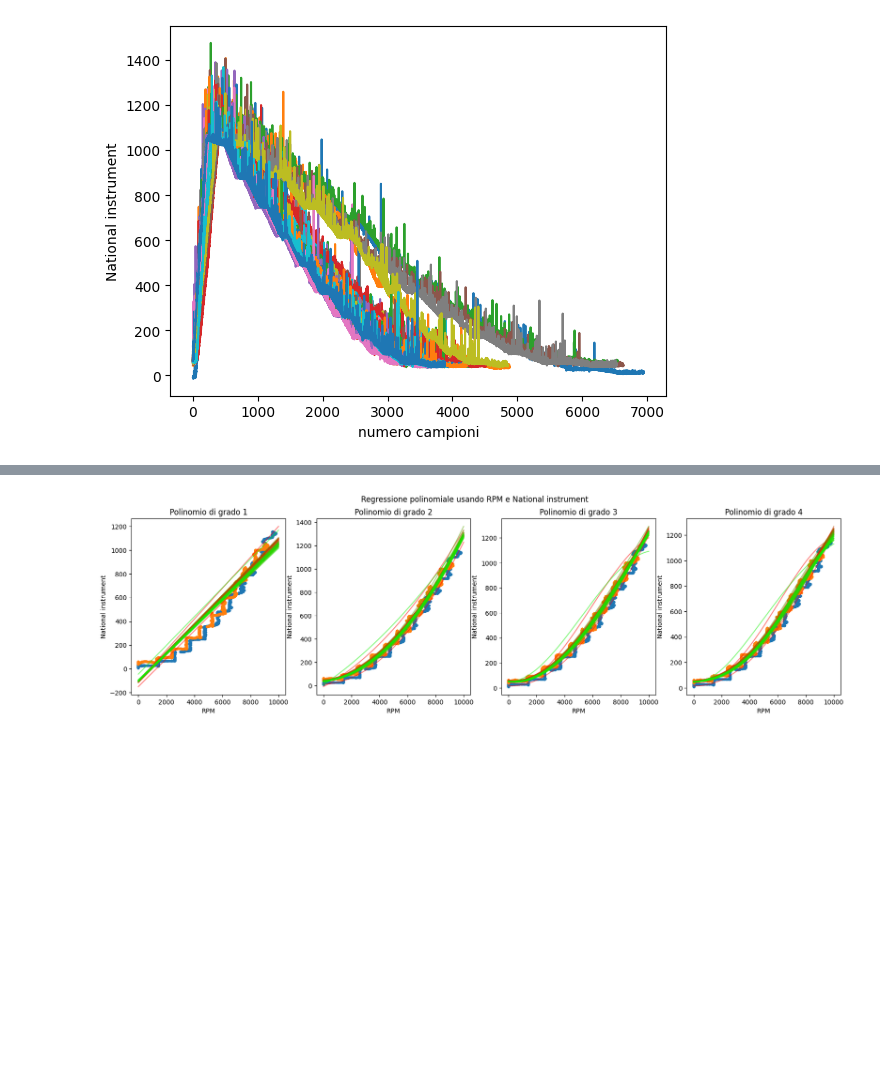
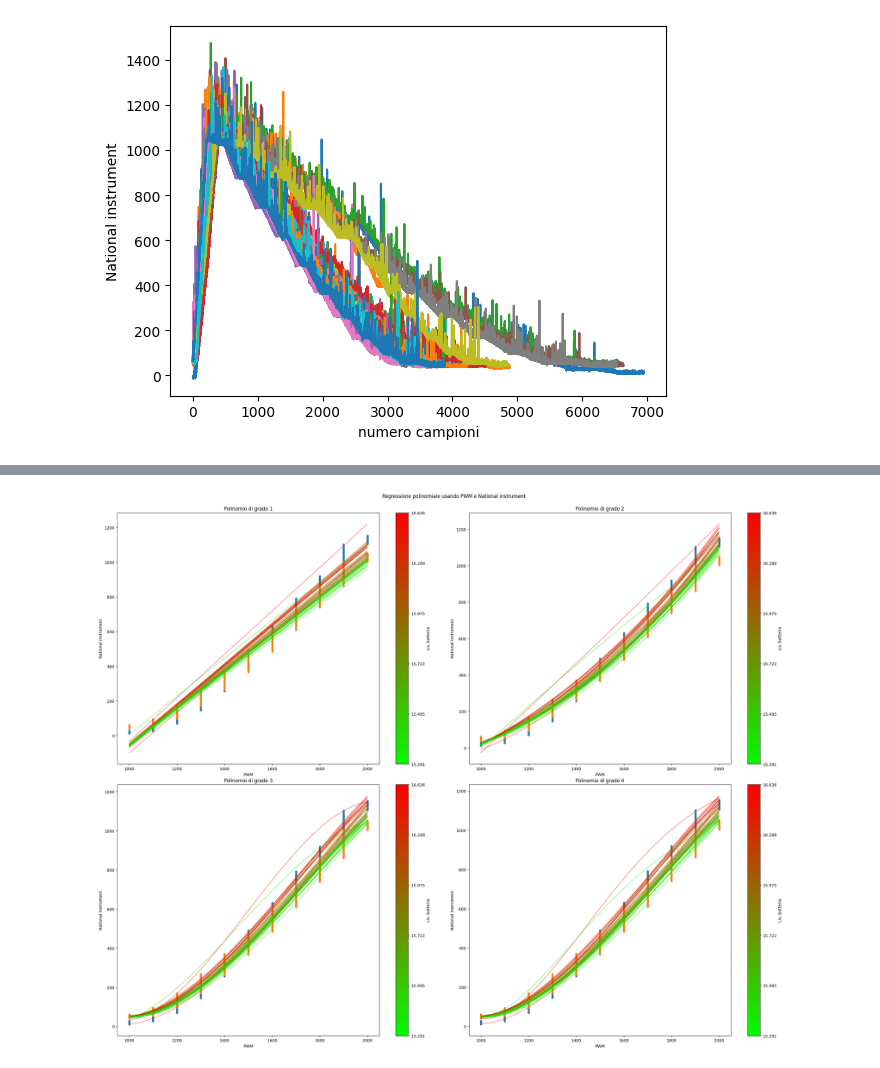
Before and after one commit to Simone-Scalella/Manutenzione_preventiva, a Jupyter notebook: analisi_full_dis.ipynb, the cells around one changed output, grey strips where cells are left out. Saved outputs shown, nothing was run; the diff lists cells and outputs as text; code cells hidden in the pictures; blank space fills up the shorter version.

```diff
--- a/analisi_full_dis.ipynb
+++ b/analisi_full_dis.ipynb
@@ -185,21 +250,10 @@ allRPM[p]['pwm'].plot()
 # %%
 # Andiamo a definire un datagrid per ogni dataframe con NUOVE SPECIFICHE
 
-all_data_grid = []
 all_data_grid_pwm = []
-for ni,rpm,pwm in zip(allNI,allRPM,allPWM):
+for ni,pwm in zip(allNI,allPWM):
 
     data_matrix = np.flip(np.array(ni[ni.columns.values[1]]))
-    grid_points = np.flip(np.array(rpm[rpm.columns.values[1]]))
-
-    all_data_grid.append(skfda.FDataGrid(
-    data_matrix=data_matrix,
-    grid_points=grid_points,
-    dataset_name='Voltage - RPM',
-    argument_names=(rpm.columns.values[1],),
-    coordinate_names=(ni.columns.values[1],),
-    interpolation=SplineInterpolation(interpolation_order=1)
-    ))
 
     all_data_grid_pwm.append(skfda.FDataGrid(
     data_matrix=data_matrix,
@@ -225,11 +266,8 @@ print()
 # %%
 #Fitting for National Instrument
 pol_maxGrade = 4
-fit_result = []
 fit_result_pwm = []
 for i in range(pol_maxGrade):
-    fit_result.append([])
     fit_result_pwm.append([])
-    for j in range(len(all_data_grid)):
-        fit_result[-1].append(polyfit(all_data_grid[j].grid_points[0],all_data_grid[j].data_matrix[0],deg=i+1))
+    for j in range(len(all_data_grid_pwm)):
         fit_result_pwm[-1].append(polyfit(all_data_grid_pwm[j].grid_points[0],all_data_grid_pwm[j].data_matrix[0],deg=i+1))
@@ -244,21 +274,29 @@ def makeColor(start:tuple = (1,0,0),end:tuple = (0,0,1),step:int = 46):
 # %%
-fig, axs = plt.subplots(nrows = 1, ncols = pol_maxGrade)
-fig.set_size_inches(h=5,w=20)
-min_rpm,max_rpm = 0,10000
-colors = makeColor((1,0,0),(0,1,0),len(fit_result[0]))
-linex = np.arange(min_rpm,max_rpm,1,dtype='longdouble')
-fig.suptitle('Regressione polinomiale usando RPM e National instrument')
+fig, ((ax1, ax2), (ax3, ax4)) = plt.subplots(2,2)
+fig.set_size_inches(h=20,w=25)
+pwm_min,pwm_max = 1000,2000
+colors = makeColor((1,0,0),(0,1,0),len(fit_result_pwm[0]))
+inv_colors = makeColor((1,0,0),(0,1,0),len(fit_result_pwm[0]))
+inv_colors.reverse()
+linex = np.arange(pwm_min,pwm_max,1,dtype='longdouble')
+fig.suptitle('Regressione polinomiale usando PWM e National instrument')
+fig.tight_layout(pad=3)
 
-for grade_fit,grade in zip(fit_result,range(pol_maxGrade)):
-        axs[grade].plot(all_data_grid[0].grid_points[0],all_data_grid[0].data_matrix[0],'.')
-        axs[grade].plot(all_data_grid[len(all_data_grid)-1].grid_points[0],all_data_grid[len(all_data_grid)-1].data_matrix[0],'.')
-        axs[grade].set_xlabel('RPM')
-        axs[grade].set_ylabel('National instrument')
-        axs[grade].set_title('Polinomio di grado '+str(grade+1))
+for grade_fit,grade,axs in zip(fit_result_pwm,range(pol_maxGrade),[ax1, ax2, ax3, ax4]):
+        axs.plot(all_data_grid_pwm[0].grid_points[0],all_data_grid_pwm[0].data_matrix[0],'.')
+        axs.plot(all_data_grid_pwm[len(all_data_grid_pwm)-1].grid_points[0],all_data_grid_pwm[len(all_data_grid_pwm)-1].data_matrix[0],'.')
+        axs.set_xlabel('PWM')
+        axs.set_ylabel('National instrument')
+        axs.set_title('Polinomio di grado '+str(grade+1))
+        cmap = LinearSegmentedColormap.from_list('my_list', inv_colors)
+
+        cbar = fig.colorbar(cm.ScalarMappable(norm=None, cmap=cmap), ax=axs)
+        cbar.set_label(label='Liv. batteria')
+        cbar.ax.set_yticklabels([all_Volts[45].iloc[-1]['volts'], all_Volts[36].iloc[-1]['volts'],all_Volts[27].iloc[-1]['volts'],all_Volts[18].iloc[-1]['volts'],all_Volts[9].iloc[-1]['volts'],all_Volts[0].iloc[-1]['volts']])  # horizontal colorbar
         for fit,index in zip(grade_fit,range(len(grade_fit))):
-                plotRes = np.array([0]*(max_rpm-min_rpm),dtype='longdouble')
+                plotRes = np.array([0]*(pwm_max-pwm_min),dtype='longdouble')
                 for i in range(len(fit)):
                         plotRes += np.multiply(fit[i],np.power(linex,i))
-                axs[grade].plot(linex, plotRes,'-',color=colors[index])
+                axs.plot(linex, plotRes,'-',color=colors[index])
 # %% [output]
-[figure, old version]
+[figure, new version]
```
Also changed, not shown: parts of 23 cells of this notebook.
